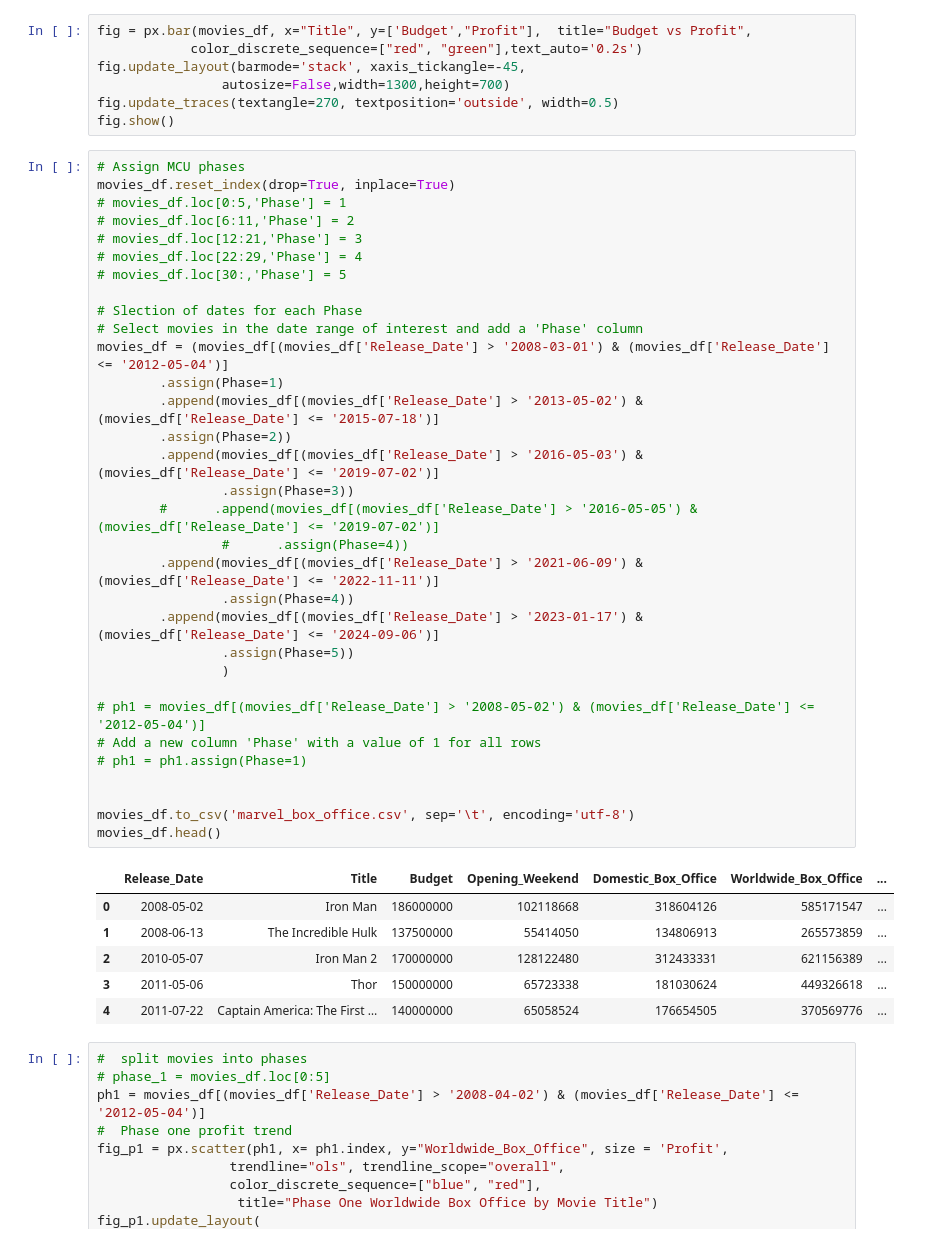
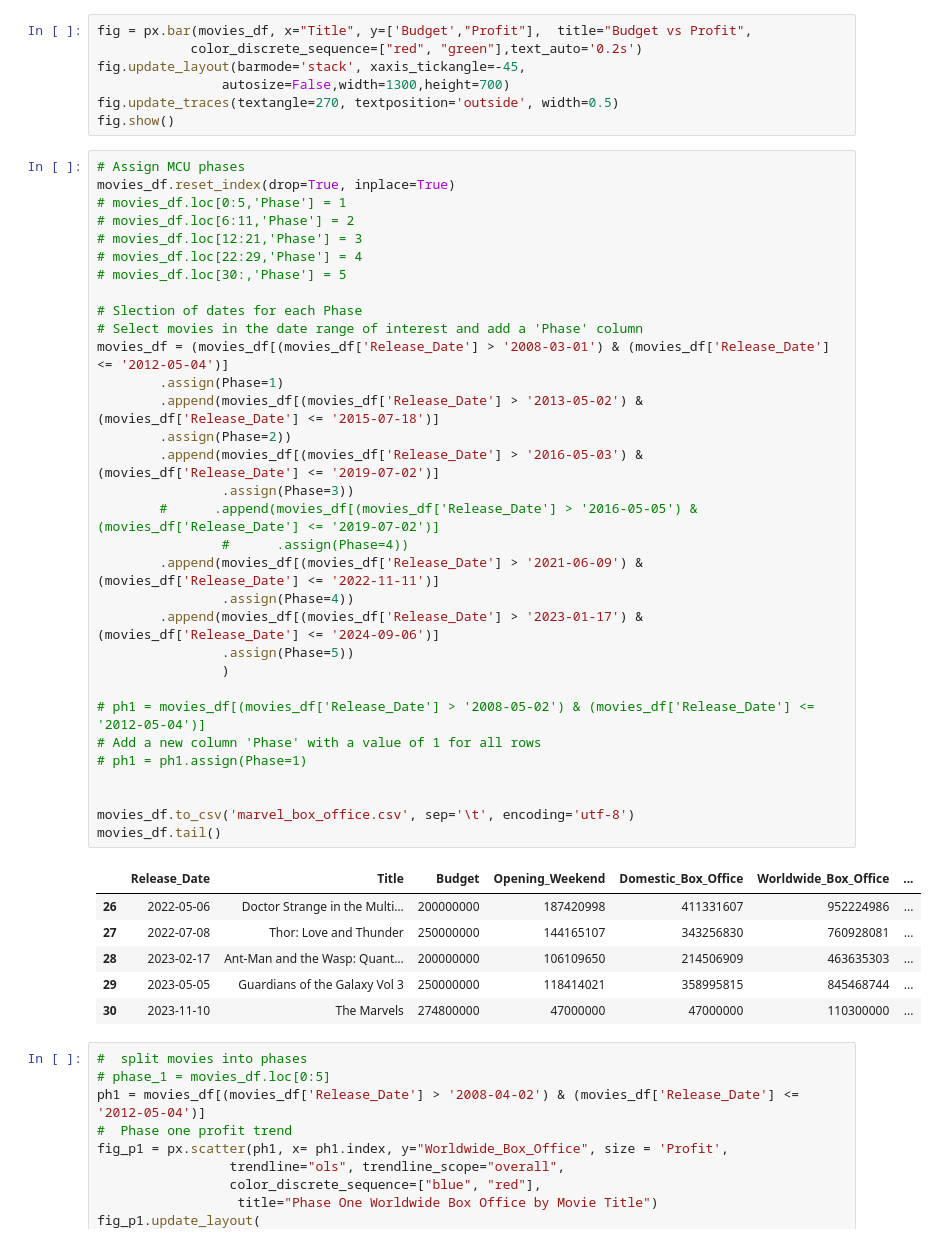
Before and after one commit to Kevin-McConchie/Marvel-Box-Office, a Jupyter notebook: Marvel_Box_Office.ipynb, the cells around one changed output. Cells and saved outputs as stored; diff of their text form.

Commit message:
Adjusted for Release of the Marvels

```diff
--- a/Marvel_Box_Office.ipynb
+++ b/Marvel_Box_Office.ipynb
@@ -131,39 +130,39 @@ movies_df.reset_index(drop=True, inplace=True)
 # movies_df.loc[0:5,'Phase'] = 1
 # movies_df.loc[6:11,'Phase'] = 2
 # movies_df.loc[12:21,'Phase'] = 3
 # movies_df.loc[22:29,'Phase'] = 4
 # movies_df.loc[30:,'Phase'] = 5
 
 # Slection of dates for each Phase
 # Select movies in the date range of interest and add a 'Phase' column
 movies_df = (movies_df[(movies_df['Release_Date'] > '2008-03-01') & (movies_df['Release_Date'] <= '2012-05-04')]
         .assign(Phase=1)
         .append(movies_df[(movies_df['Release_Date'] > '2013-05-02') & (movies_df['Release_Date'] <= '2015-07-18')]
         .assign(Phase=2))
         .append(movies_df[(movies_df['Release_Date'] > '2016-05-03') & (movies_df['Release_Date'] <= '2019-07-02')]
                 .assign(Phase=3))
         #      .append(movies_df[(movies_df['Release_Date'] > '2016-05-05') & (movies_df['Release_Date'] <= '2019-07-02')]
                 #      .assign(Phase=4))
         .append(movies_df[(movies_df['Release_Date'] > '2021-06-09') & (movies_df['Release_Date'] <= '2022-11-11')]
                 .assign(Phase=4))
         .append(movies_df[(movies_df['Release_Date'] > '2023-01-17') & (movies_df['Release_Date'] <= '2024-09-06')]
                 .assign(Phase=5))
                 )
 
 # ph1 = movies_df[(movies_df['Release_Date'] > '2008-05-02') & (movies_df['Release_Date'] <= '2012-05-04')]
 # Add a new column 'Phase' with a value of 1 for all rows
 # ph1 = ph1.assign(Phase=1)
 
 
 movies_df.to_csv('marvel_box_office.csv', sep='\t', encoding='utf-8')
-movies_df.head()
+movies_df.tail()
 # %% [output]
 |  | Release_Date | Title | Budget | Opening_Weekend | Domestic_Box_Office | Worldwide_Box_Office | ... |
-| 0 | 2008-05-02 | Iron Man | 186000000 | 102118668 | 318604126 | 585171547 | ... |
-| 1 | 2008-06-13 | The Incredible Hulk | 137500000 | 55414050 | 134806913 | 265573859 | ... |
-| 2 | 2010-05-07 | Iron Man 2 | 170000000 | 128122480 | 312433331 | 621156389 | ... |
-| 3 | 2011-05-06 | Thor | 150000000 | 65723338 | 181030624 | 449326618 | ... |
-| 4 | 2011-07-22 | Captain America: The First … | 140000000 | 65058524 | 176654505 | 370569776 | ... |
+| 26 | 2022-05-06 | Doctor Strange in the Multi… | 200000000 | 187420998 | 411331607 | 952224986 | ... |
+| 27 | 2022-07-08 | Thor: Love and Thunder | 250000000 | 144165107 | 343256830 | 760928081 | ... |
+| 28 | 2023-02-17 | Ant-Man and the Wasp: Quant… | 200000000 | 106109650 | 214506909 | 463635303 | ... |
+| 29 | 2023-05-05 | Guardians of the Galaxy Vol 3 | 250000000 | 118414021 | 358995815 | 845468744 | ... |
+| 30 | 2023-11-10 | The Marvels | 274800000 | 47000000 | 47000000 | 110300000 | ... |
 # %%
 #  split movies into phases
 # phase_1 = movies_df.loc[0:5]
```
Also changed, not shown: parts of 5 cells of this notebook, 2 other files.
